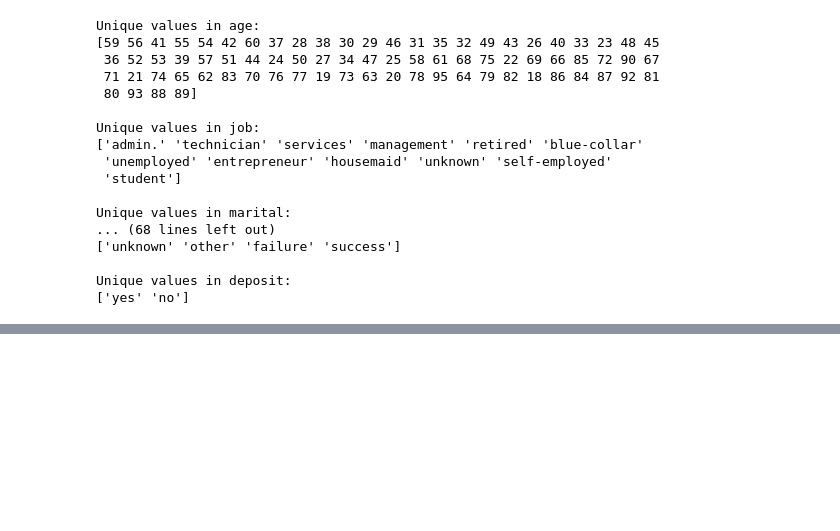
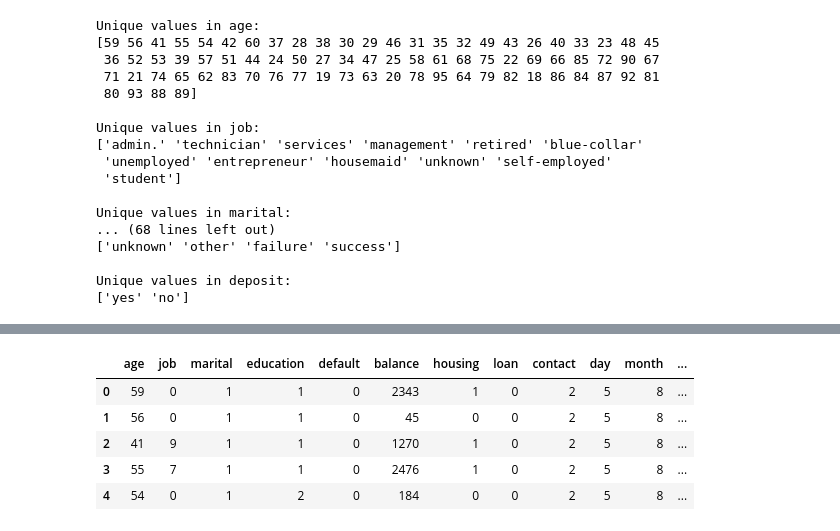
Before and after one commit to Rhy-Shah/BankCustomerSegmentation, a Jupyter notebook: code.ipynb, the cells around one changed output, grey strips where cells are left out. Saved outputs shown, nothing was run; the diff lists cells and outputs as text; code cells hidden in the pictures; blank space fills up the shorter version.

```diff
--- a/code.ipynb
+++ b/code.ipynb
@@ -153,0 +162,17 @@ df.head()
+# %%
+categorical_columns = ['job', 'marital', 'education', 'default', 'housing', 'loan', 'contact', 'month', 'poutcome', 'deposit']
+
+label_encoder = LabelEncoder()
+df1= df.copy()
+
+for column in categorical_columns:
+    df1[column] = label_encoder.fit_transform(df[column])
+
+df1.head()
+# %% [output]
+|  | age | job | marital | education | default | balance | housing | loan | contact | day | month | ... |
+| 0 | 59 | 0 | 1 | 1 | 0 | 2343 | 1 | 0 | 2 | 5 | 8 | ... |
+| 1 | 56 | 0 | 1 | 1 | 0 | 45 | 0 | 0 | 2 | 5 | 8 | ... |
+| 2 | 41 | 9 | 1 | 1 | 0 | 1270 | 1 | 0 | 2 | 5 | 8 | ... |
+| 3 | 55 | 7 | 1 | 1 | 0 | 2476 | 1 | 0 | 2 | 5 | 8 | ... |
+| 4 | 54 | 0 | 1 | 2 | 0 | 184 | 0 | 0 | 2 | 5 | 8 | ... |
```
Also changed, not shown: parts of 2 cells of this notebook.
